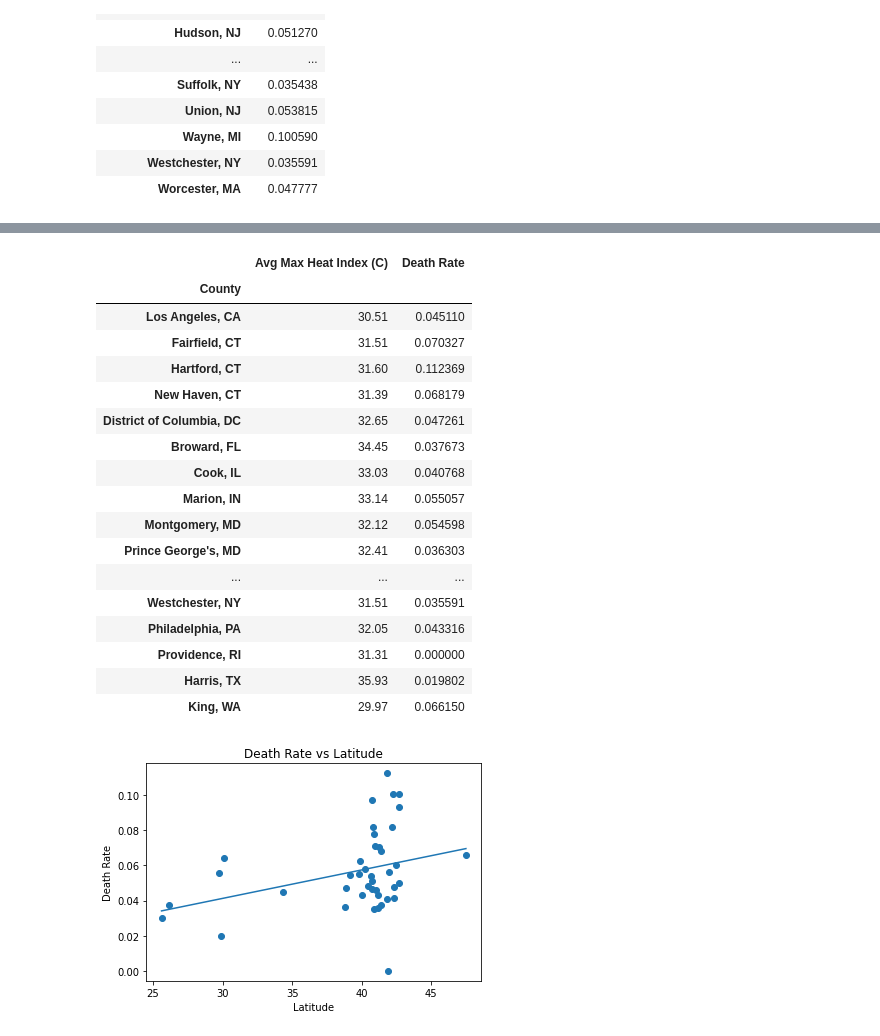
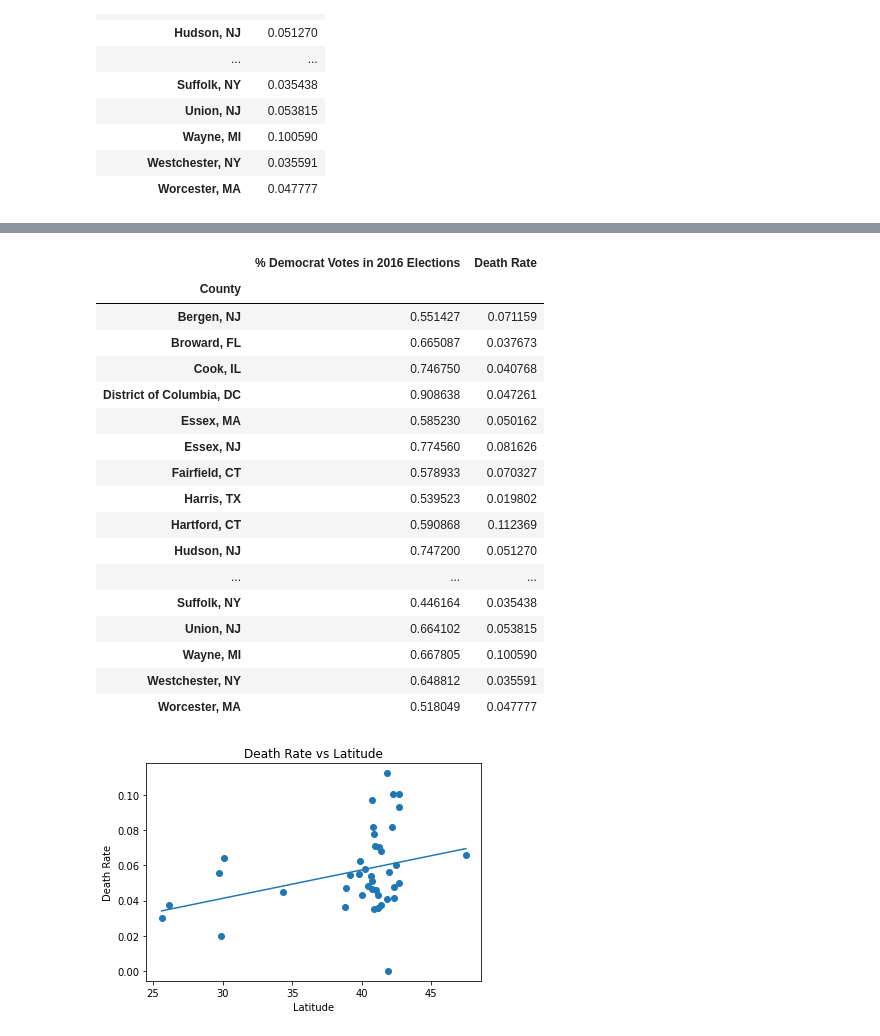
Before and after one commit to amkrutsinger/covid19finalproject, a Jupyter notebook: regression/regression.ipynb, the cells around one changed output, grey strips where cells are left out. Cells and saved outputs as stored; diff of their text form; code cells hidden in the pictures.

```diff
--- a/regression/regression.ipynb
+++ b/regression/regression.ipynb
@@ -225,9 +263,57 @@ death_and_lat.describe()
 death_and_temp = merge_data1(death_rate, temp)
 death_and_temp
 
-# Death rates and head index
+# Death rates and heat index
 death_and_heatindex = merge_data1(death_rate, heat_index)
 death_and_heatindex
+
+# Death rates and unemployment rate
+unemploy1 = unemploy.drop(['Civilian_labor_force_2018', 'Employed_2018', 'Unemployed_2018',
+       'Median_Household_Income_2018', 'Med_HH_Income_Percent_of_State_Total_2018'], axis=1)
+death_and_unemploy = merge_data1(death_rate, unemploy1)
+death_and_unemploy.rename(columns={'Unemployment_rate_2018':'Unemployment Rate'},inplace=True)
+death_and_unemploy
+
+def update_income(x):
+    x = x.replace('$', '')
+    x = x.replace(',', '')
+    return int(x)
+
+# Death rates and median income
+unemploy2 = unemploy.drop(['Civilian_labor_force_2018', 'Employed_2018', 'Unemployed_2018',
+       'Unemployment_rate_2018', 'Med_HH_Income_Percent_of_State_Total_2018'], axis=1)
+death_and_income = merge_data1(death_rate, unemploy2)
+death_and_income.rename(columns={'Median_Household_Income_2018':'Median Household Income ($)'},inplace=True)
+death_and_income['Median Household Income ($)'] = death_and_income['Median Household Income ($)'].apply(update_income)
+death_and_income
+
+# Death rates and income percent of state
+unemploy3 = unemploy.drop(['Civilian_labor_force_2018', 'Employed_2018', 'Unemployed_2018',
+       'Unemployment_rate_2018', 'Median_Household_Income_2018'], axis=1)
+death_and_incomepercent = merge_data1(death_rate, unemploy3)
+death_and_incomepercent.rename(columns={'Med_HH_Income_Percent_of_State_Total_2018':'Median HH Income Percent of State Total'},inplace=True)
+death_and_incomepercent
+
+# Death rates and poverty rate
+death_and_povrate = merge_data1(death_rate, poverty)
+death_and_povrate
+
+# Death rates and urban influence codes
+# https://www.ers.usda.gov/data-products/urban-influence-codes.aspx
+population1 = population.drop(['Rural-urban_Continuum Code_2003', 'Rural-urban_Continuum Code_2013',
+       'Urban_Influence_Code_2003', 'Economic_typology_2015', 'POP_ESTIMATE_2018', 'N_POP_CHG_2018',
+       'Births_2018', 'Deaths_2018', 'NATURAL_INC_2018', 'INTERNATIONAL_MIG_2018', 'DOMESTIC_MIG_2018',
+       'NET_MIG_2018', 'RESIDUAL_2018', 'GQ_ESTIMATES_2018'], axis=1)
+death_and_urbinfl = merge_data1(death_rate, population1)
+death_and_urbinfl.rename(columns={'Urban_Influence_Code_2013': 'Urban Influence Code'},inplace=True)
+death_and_urbinfl
+
+# Death rates and 2016 % Democrat presidential votes
+presvote1 = presvote.drop(['candidatevotes', 'totalvotes', '% Democrat Votes (of major parties)'], axis=1)
+death_and_demo = merge_data1(death_rate, presvote1)
+death_and_demo.rename(columns={'% Democrat Votes': '% Democrat Votes in 2016 Elections'},inplace=True)
+death_and_demo['% Democrat Votes in 2016 Elections'] = death_and_demo['% Democrat Votes in 2016 Elections'].apply(lambda x: float(x))
+death_and_demo
 # %% [output]
 We lost 4 counties in our merge
 We lost 4 counties in our merge
@@ -234,21 +326,21 @@ We lost 4 counties in our merge
-|  | Avg Max Heat Index (C) | Death Rate |
+|  | % Democrat Votes in 2016 Elections | Death Rate |
 | County |  |  |
-| Los Angeles, CA | 30.51 | 0.045110 |
-| Fairfield, CT | 31.51 | 0.070327 |
-| Hartford, CT | 31.60 | 0.112369 |
-| New Haven, CT | 31.39 | 0.068179 |
-| District of Columbia, DC | 32.65 | 0.047261 |
-| Broward, FL | 34.45 | 0.037673 |
-| Cook, IL | 33.03 | 0.040768 |
-| Marion, IN | 33.14 | 0.055057 |
-| Montgomery, MD | 32.12 | 0.054598 |
-| Prince George's, MD | 32.41 | 0.036303 |
+| Bergen, NJ | 0.551427 | 0.071159 |
+| Broward, FL | 0.665087 | 0.037673 |
+| Cook, IL | 0.746750 | 0.040768 |
+| District of Columbia, DC | 0.908638 | 0.047261 |
+| Essex, MA | 0.585230 | 0.050162 |
+| Essex, NJ | 0.774560 | 0.081626 |
+| Fairfield, CT | 0.578933 | 0.070327 |
+| Harris, TX | 0.539523 | 0.019802 |
+| Hartford, CT | 0.590868 | 0.112369 |
+| Hudson, NJ | 0.747200 | 0.051270 |
 | ... | ... | ... |
-| Westchester, NY | 31.51 | 0.035591 |
-| Philadelphia, PA | 32.05 | 0.043316 |
-| Providence, RI | 31.31 | 0.000000 |
-| Harris, TX | 35.93 | 0.019802 |
-| King, WA | 29.97 | 0.066150 |
+| Suffolk, NY | 0.446164 | 0.035438 |
+| Union, NJ | 0.664102 | 0.053815 |
+| Wayne, MI | 0.667805 | 0.100590 |
+| Westchester, NY | 0.648812 | 0.035591 |
+| Worcester, MA | 0.518049 | 0.047777 |
 # %%
 # Plot linear regression
 def lin_regress(merged_data, col_death, col_data, start, line_length):
```
Also changed, not shown: parts of 10 cells of this notebook, 10 other files.
